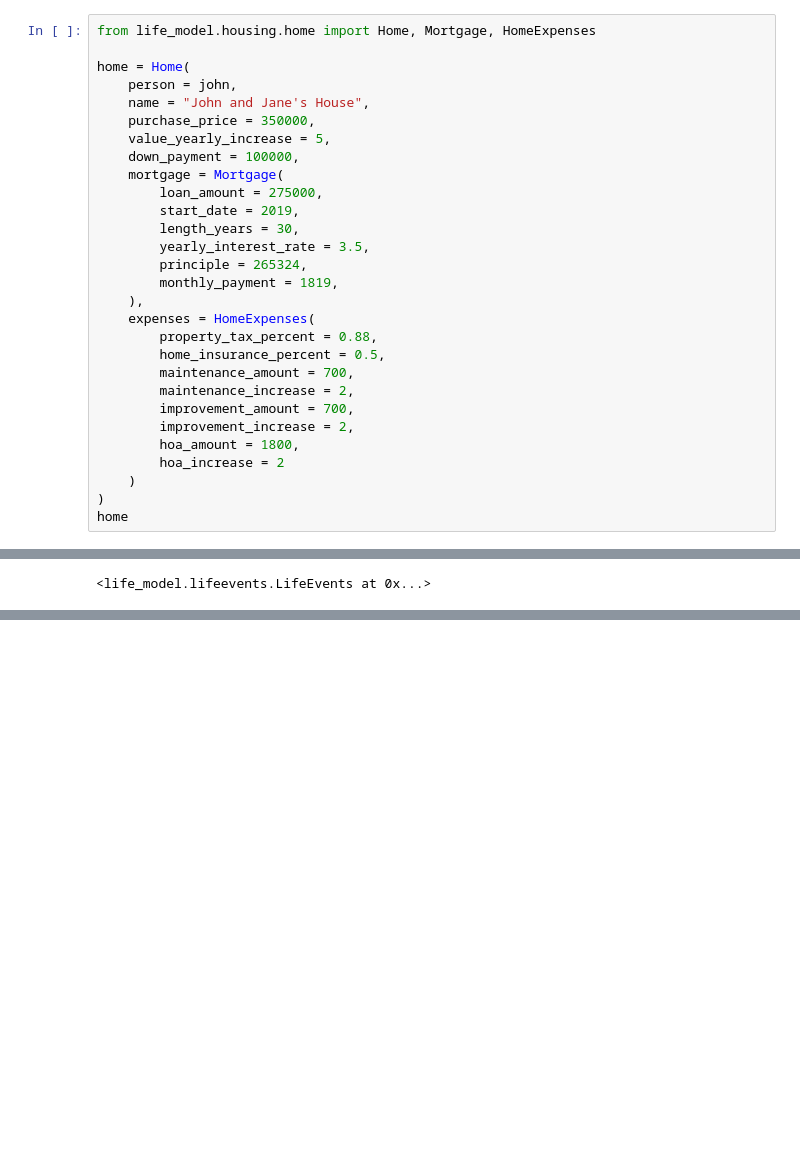
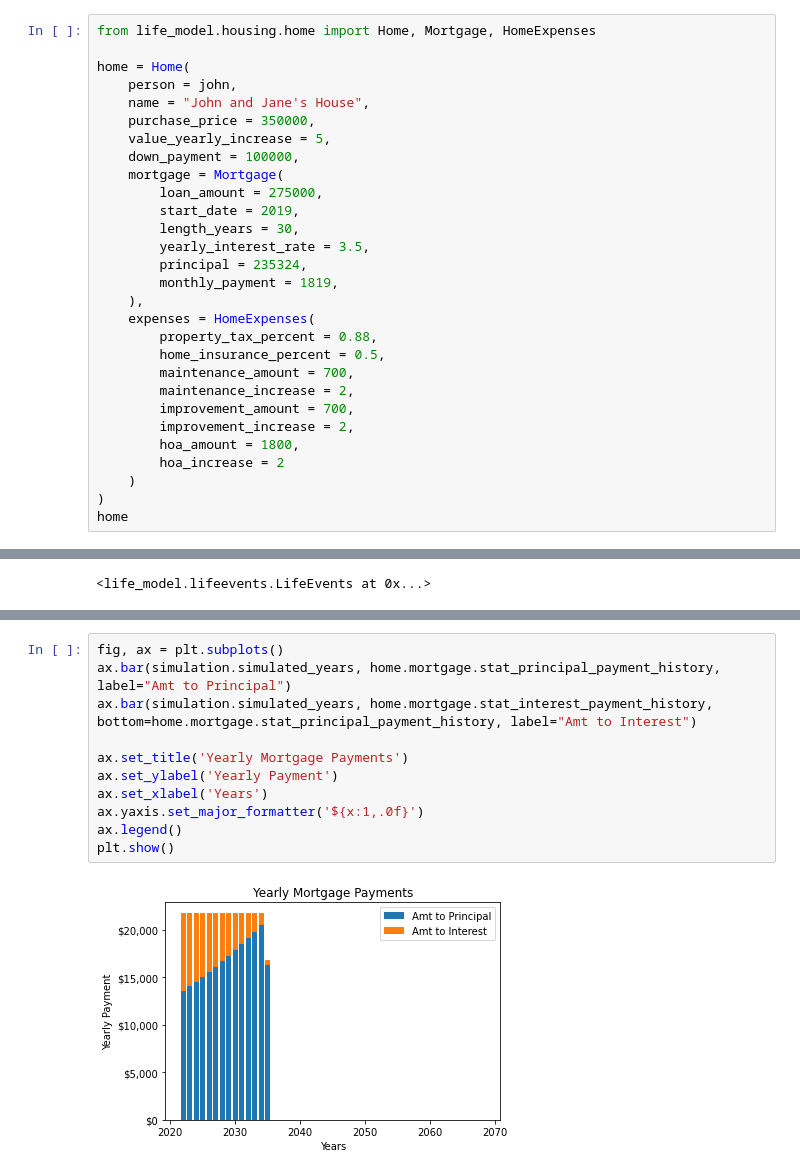
Before and after one commit to sw23/life-model, a Jupyter notebook: ExampleSimulation.ipynb, the cells around one changed output, grey strips where cells are left out. Saved outputs shown, nothing was run; the diff lists cells and outputs as text; blank space fills up the shorter version.

```diff
--- a/ExampleSimulation.ipynb
+++ b/ExampleSimulation.ipynb
@@ -152,7 +150,7 @@ home = Home(
         start_date = 2019,
         length_years = 30,
         yearly_interest_rate = 3.5,
-        principle = 265324,
+        principal = 235324,
         monthly_payment = 1819,
     ),
     expenses = HomeExpenses(
@@ -299,0 +302,13 @@ plt.show()
+# %%
+fig, ax = plt.subplots()
+ax.bar(simulation.simulated_years, home.mortgage.stat_principal_payment_history, label="Amt to Principal")
+ax.bar(simulation.simulated_years, home.mortgage.stat_interest_payment_history, bottom=home.mortgage.stat_principal_payment_history, label="Amt to Interest")
+
+ax.set_title('Yearly Mortgage Payments')
+ax.set_ylabel('Yearly Payment')
+ax.set_xlabel('Years')
+ax.yaxis.set_major_formatter('${x:1,.0f}')
+ax.legend()
+plt.show()
+# %% [output]
+[figure, added]
```
Also changed, not shown: parts of 13 cells of this notebook, 3 other files.
